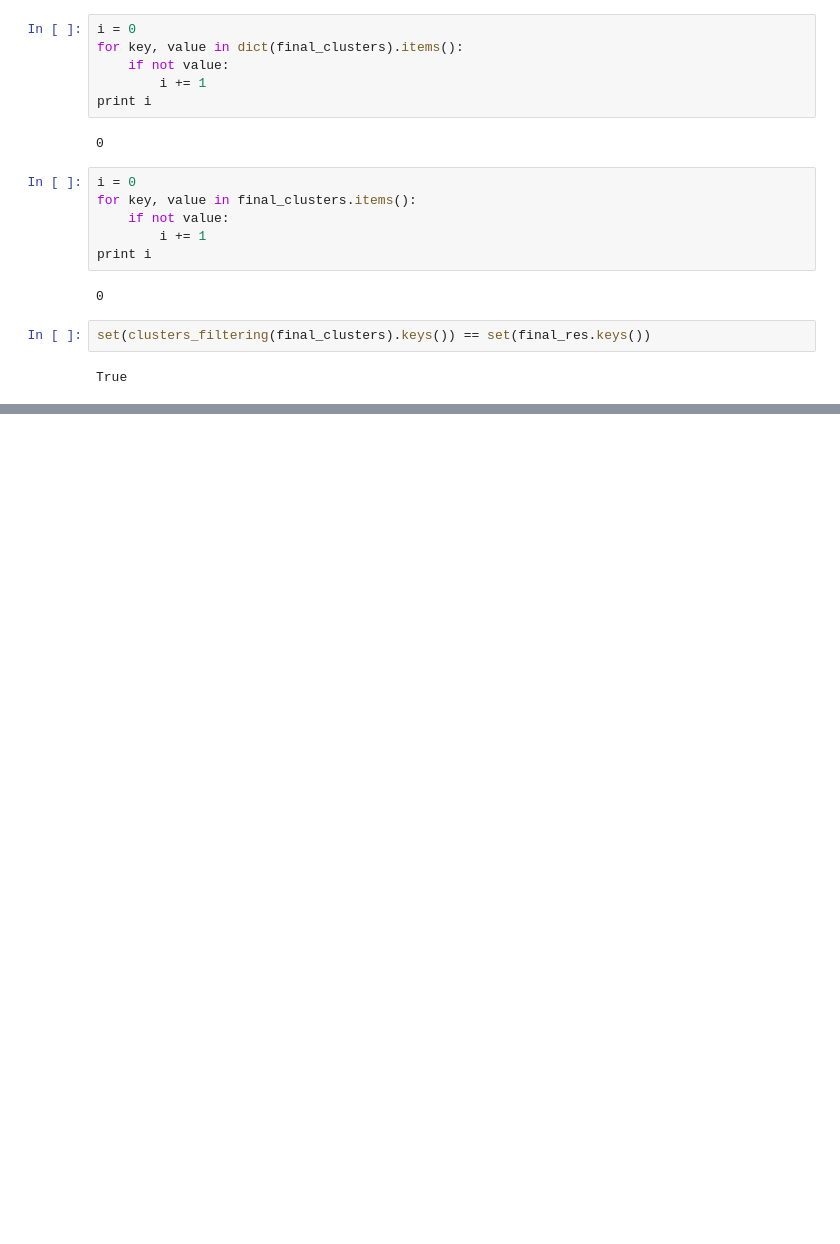
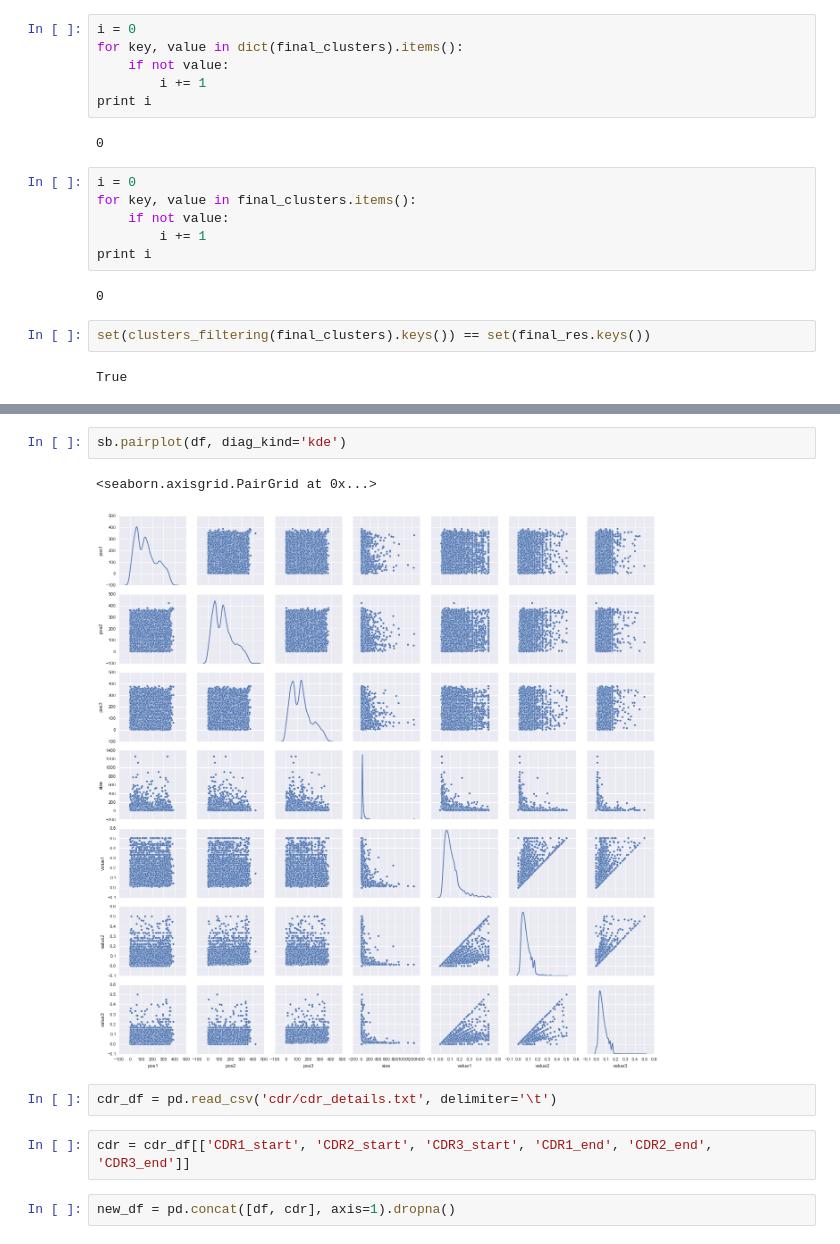
Before and after one commit to NikitaDurasov/CAB_imm, a Jupyter notebook: base.ipynb, the cells around one changed output, grey strips where cells are left out. Drawn from its saved outputs; the diff is of its cells as text; blank space fills up the shorter version.

```diff
--- a/base.ipynb
+++ b/base.ipynb
@@ -639,0 +683,11 @@ len(final_rep)
+# %%
+sb.pairplot(df, diag_kind='kde')
+# %% [output]
+<seaborn.axisgrid.PairGrid at 0x...>
+[figure, added]
+# %%
+cdr_df = pd.read_csv('cdr/cdr_details.txt', delimiter='\t')
+# %%
+cdr = cdr_df[['CDR1_start', 'CDR2_start', 'CDR3_start', 'CDR1_end', 'CDR2_end', 'CDR3_end']]
+# %%
+new_df = pd.concat([df, cdr], axis=1).dropna()
```
Also changed, not shown: parts of 17 cells of this notebook, 4 other files.
